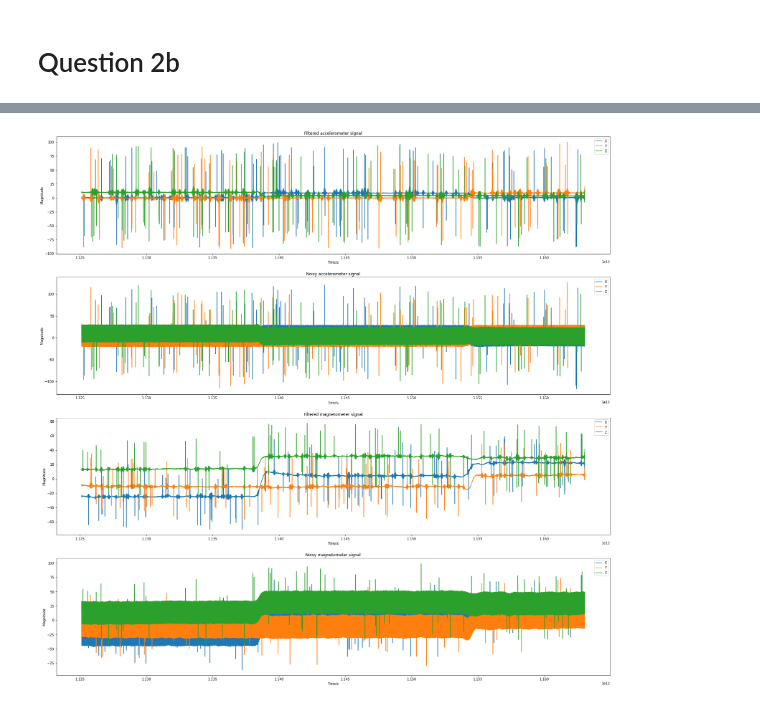
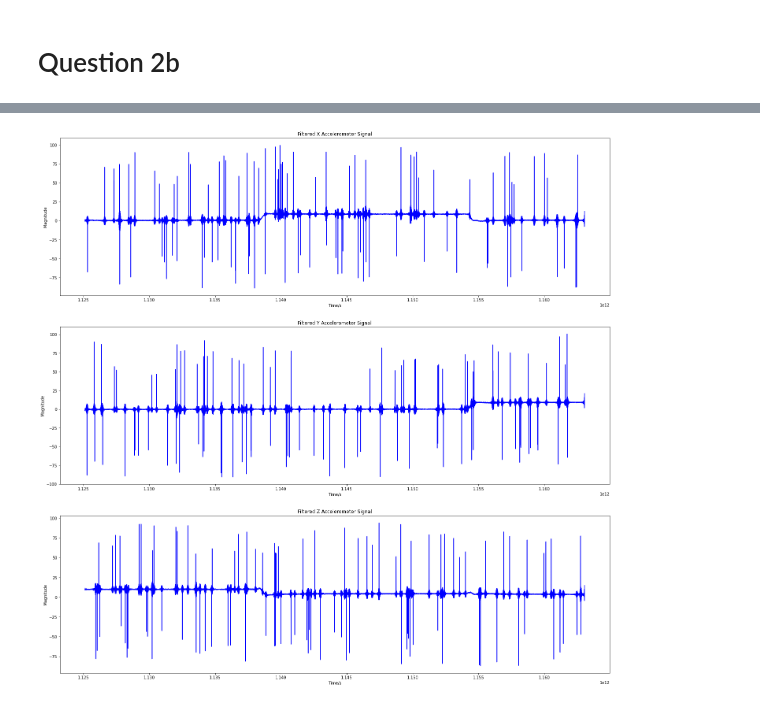
Before and after one commit to ZJTAN97/FilterSignalsProject, a Jupyter notebook: CA Qn 2/answer.ipynb, the cells around one changed output, grey strips where cells are left out. Saved outputs shown, nothing was run; the diff lists cells and outputs as text; code cells hidden in the pictures.

```diff
--- a/CA Qn 2/answer.ipynb
+++ b/CA Qn 2/answer.ipynb
@@ -180,53 +179,16 @@ Frequcies of interest/Hz: [[  0.        ]
-# %%
-from scipy import signal
-
-N = 4
-cutOff = [45.0/(sample_freq/2),55.0/(sample_freq/2)]
-btype = 'bandstop'
-
-b, a = signal.butter(N, cutOff, btype)
-noise_filter_acc = []
-noise_filter_mag = []
-for n in noisy_acc:
-  noise_filter_acc.append(signal.filtfilt(b, a, n))
-
-for n in noisy_mag:
-  noise_filter_mag.append(signal.filtfilt(b, a, n))
-
-fig, (ax1, ax2, ax3, ax4) = plt.subplots(4, 1, figsize=(30,30))
-
-ax1.plot(ts_noisy_acc, noise_filter_acc[0])
-ax1.plot(ts_noisy_acc, noise_filter_acc[1])
-ax1.plot(ts_noisy_acc, noise_filter_acc[2])
-ax1.set(xlabel = 'Time/s',
-      ylabel = 'Magnitude',
-      title = 'Filtered accelerometer signal')
-ax1.legend(['X','Y','Z'])
-
-ax2.plot(ts_noisy_acc, noisy_acc[0])
-ax2.plot(ts_noisy_acc, noisy_acc[1])
-ax2.plot(ts_noisy_acc, noisy_acc[2])
-ax2.set(xlabel = 'Time/s',
-      ylabel = 'Magnitude',
-      title = 'Noisy accelerometer signal')
-ax2.legend(['X','Y','Z'])
-
-ax3.plot(ts_noisy_mag, noise_filter_mag[0])
-ax3.plot(ts_noisy_mag, noise_filter_mag[1])
-ax3.plot(ts_noisy_mag, noise_filter_mag[2])
-ax3.set(xlabel = 'Time/s',
-      ylabel = 'Magnitude',
-      title = 'Filtered magnetometer signal')
-ax3.legend(['X','Y','Z'])
-
-ax4.plot(ts_noisy_mag, noisy_mag[0])
-ax4.plot(ts_noisy_mag, noisy_mag[1])
-ax4.plot(ts_noisy_mag, noisy_mag[2])
-ax4.set(xlabel = 'Time/s',
-      ylabel = 'Magnitude',
-      title = 'Noisy magnetometer signal')
-ax4.legend(['X','Y','Z'])
-
-plt.show()
-# %% [output]
-[figure, removed]
+# %%
+noise_filter_acc = []
+noise_filter_mag = []
+
+for n in noisy_acc:
+  noise_filter_acc.append(filter_signal(n, sample_freq))
+
+for n in noisy_mag:
+  noise_filter_mag.append(filter_signal(n, sample_freq))
+
+fig, (ax1, ax2, ax3) = plt.subplots(3, 1, figsize=(25,25))
+plotter(ax1, ts_noisy_acc, noise_filter_acc[0], 'Time/s', 'Magnitude', 'Filtered X Accelerometer Signal', color='b')
+plotter(ax2, ts_noisy_acc, noise_filter_acc[1], 'Time/s', 'Magnitude', 'Filtered Y Accelerometer Signal', color='b')
+plotter(ax3, ts_noisy_acc, noise_filter_acc[2], 'Time/s', 'Magnitude', 'Filtered Z Accelerometer Signal', color='b')
+# %% [output]
+[figure, added]
```
Also changed, not shown: parts of 20 cells of this notebook, 1 other file.
